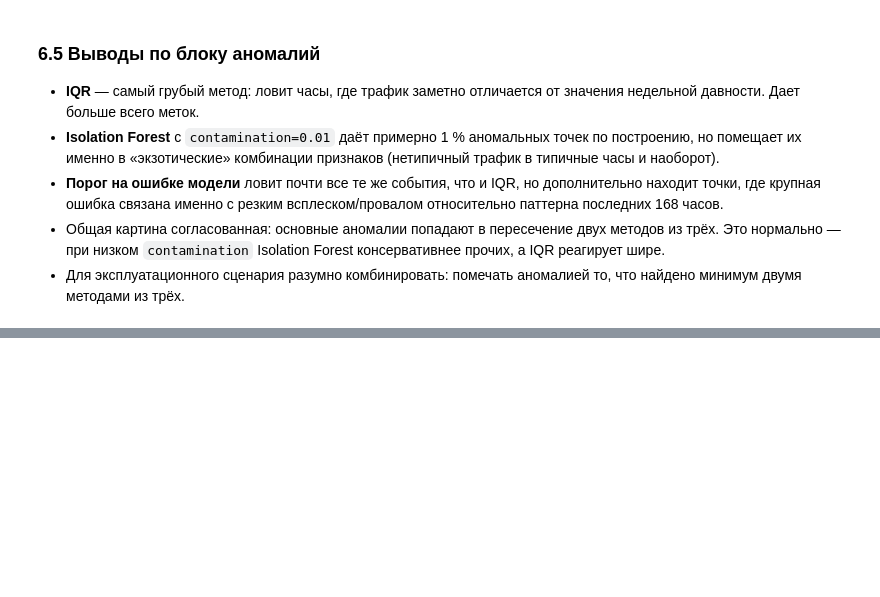
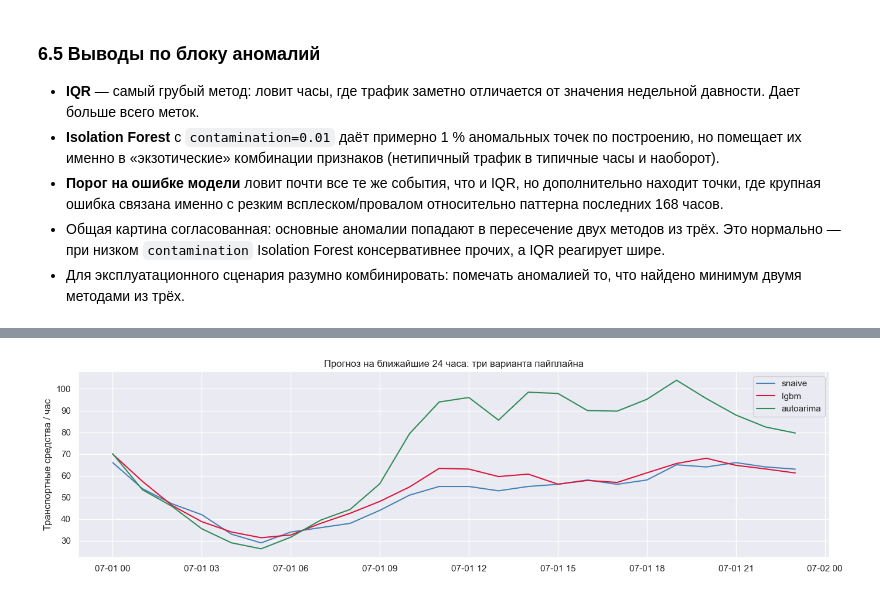
Before and after one commit to AinurGalimzyanov/TrafficForecasting, a Jupyter notebook: notebooks/analysis.ipynb, the cells around one changed output, grey strips where cells are left out. Cells and saved outputs as stored; diff of their text form; code cells hidden in the pictures; blank space fills up the shorter version.

```diff
--- a/notebooks/analysis.ipynb
+++ b/notebooks/analysis.ipynb
@@ -1238,0 +1323,23 @@ plt.show()
+# %%
+import time
+
+bench_rows = []
+for model_name in ['snaive', 'lgbm', 'autoarima']:
+    print('=' * 60)
+    t0 = time.perf_counter()
+    pred_tmp = pipeline.run(
+        INPUT,
+        project_root / 'results' / f'forecast_{model_name}.csv',
+        model=model_name,
+        horizon=24,
+    )
+    total = time.perf_counter() - t0
+    bench_rows.append({
+        'model': model_name,
+        'total_time_sec': round(total, 2),
+        'forecast_mean': round(pred_tmp['y_hat'].mean(), 2),
+        'forecast_std':  round(pred_tmp['y_hat'].std(), 2),
+    })
+
+bench_df = pd.DataFrame(bench_rows)
+bench_df
@@ -1238,0 +1368,21 @@ plt.show()
+# %%
+# Визуальное сравнение: прогнозы всех трёх пайплайнов на горизонте 24 часа
+preds_joined = None
+for model_name in ['snaive', 'lgbm', 'autoarima']:
+    p = pd.read_csv(project_root / 'results' / f'forecast_{model_name}.csv', parse_dates=['ds'])
+    p = p.rename(columns={'y_hat': model_name})
+    if preds_joined is None:
+        preds_joined = p[['ds', model_name]]
+    else:
+        preds_joined = preds_joined.merge(p[['ds', model_name]], on='ds')
+
+fig, ax = plt.subplots(figsize=(14, 4))
+for col, color in zip(['snaive', 'lgbm', 'autoarima'], ['steelblue', 'crimson', 'seagreen']):
+    ax.plot(preds_joined['ds'], preds_joined[col], label=col, color=color, linewidth=1.5)
+ax.set_title('Прогноз на ближайшие 24 часа: три варианта пайплайна')
+ax.set_ylabel('Транспортные средства / час')
+ax.legend()
+plt.tight_layout()
+plt.show()
+# %% [output]
+[figure, added]
```
Also changed, not shown: parts of 8 cells of this notebook, 6 other files.
